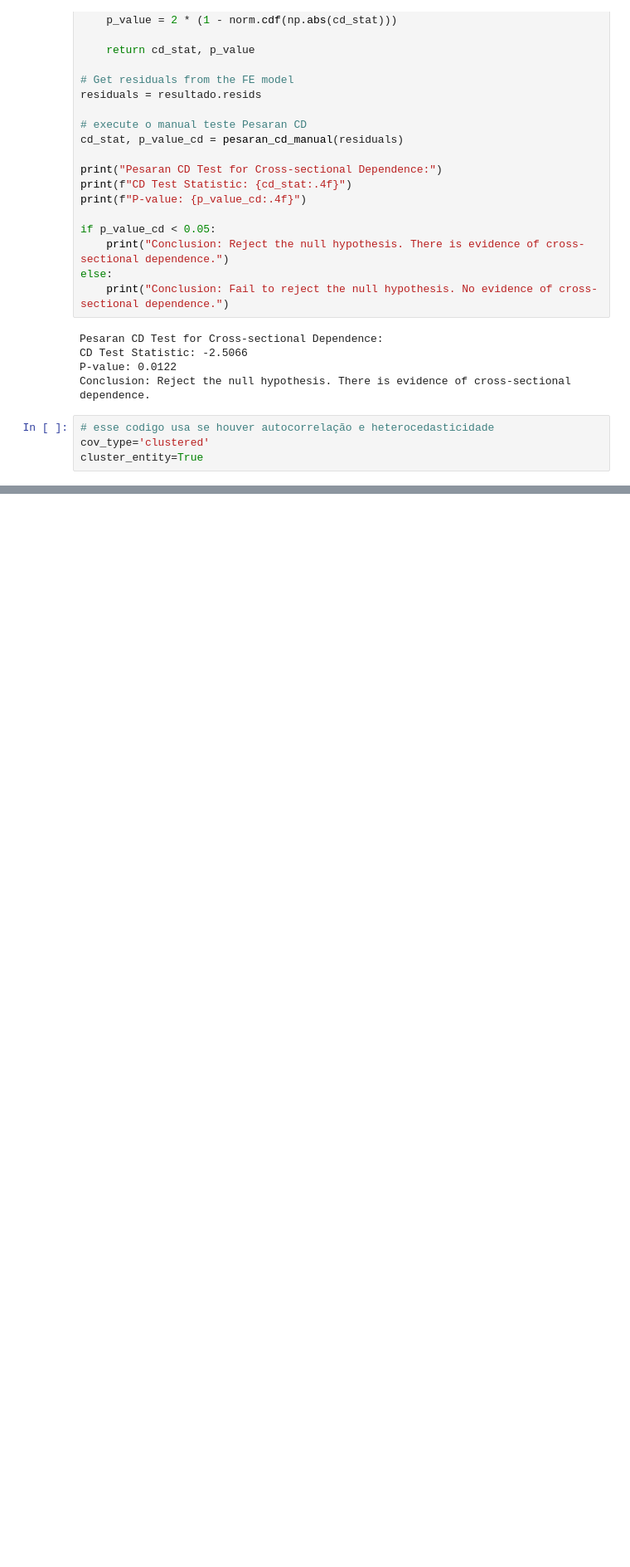
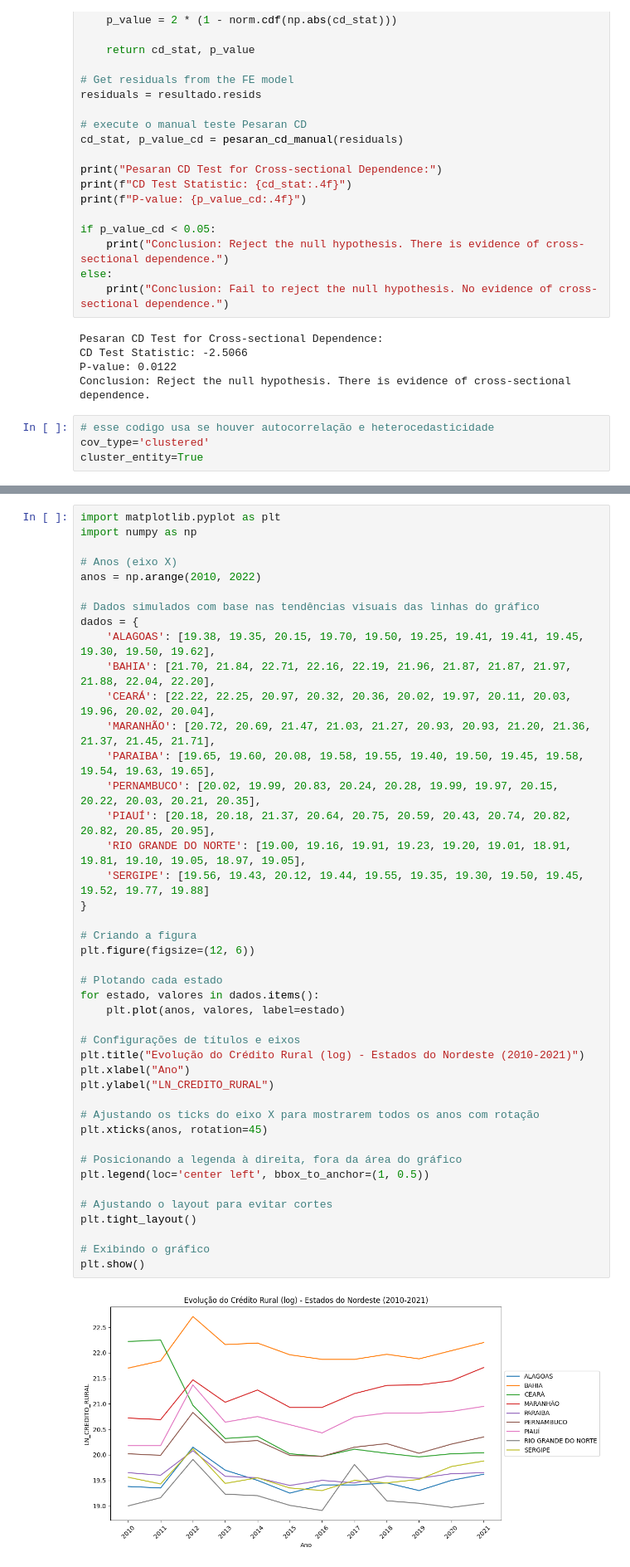
Before and after one commit to brunoartu07-creator/dados-, a Jupyter notebook: regressao_agro.ipynb, the cells around one changed output, grey strips where cells are left out. Shown at 83% size. Saved outputs shown, nothing was run; the diff lists cells and outputs as text; blank space fills up the shorter version.

```diff
--- a/regressao_agro.ipynb
+++ b/regressao_agro.ipynb
@@ -403,0 +425,45 @@ cluster_entity=True
+# %%
+import matplotlib.pyplot as plt
+import numpy as np
+
+# Anos (eixo X)
+anos = np.arange(2010, 2022)
+
+# Dados simulados com base nas tendências visuais das linhas do gráfico
+dados = {
+    'ALAGOAS': [19.38, 19.35, 20.15, 19.70, 19.50, 19.25, 19.41, 19.41, 19.45, 19.30, 19.50, 19.62],
+    'BAHIA': [21.70, 21.84, 22.71, 22.16, 22.19, 21.96, 21.87, 21.87, 21.97, 21.88, 22.04, 22.20],
+    'CEARÁ': [22.22, 22.25, 20.97, 20.32, 20.36, 20.02, 19.97, 20.11, 20.03, 19.96, 20.02, 20.04],
+    'MARANHÃO': [20.72, 20.69, 21.47, 21.03, 21.27, 20.93, 20.93, 21.20, 21.36, 21.37, 21.45, 21.71],
+    'PARAIBA': [19.65, 19.60, 20.08, 19.58, 19.55, 19.40, 19.50, 19.45, 19.58, 19.54, 19.63, 19.65],
+    'PERNAMBUCO': [20.02, 19.99, 20.83, 20.24, 20.28, 19.99, 19.97, 20.15, 20.22, 20.03, 20.21, 20.35],
+    'PIAUÍ': [20.18, 20.18, 21.37, 20.64, 20.75, 20.59, 20.43, 20.74, 20.82, 20.82, 20.85, 20.95],
+    'RIO GRANDE DO NORTE': [19.00, 19.16, 19.91, 19.23, 19.20, 19.01, 18.91, 19.81, 19.10, 19.05, 18.97, 19.05],
+    'SERGIPE': [19.56, 19.43, 20.12, 19.44, 19.55, 19.35, 19.30, 19.50, 19.45, 19.52, 19.77, 19.88]
+}
+
+# Criando a figura
+plt.figure(figsize=(12, 6))
+
+# Plotando cada estado
+for estado, valores in dados.items():
+    plt.plot(anos, valores, label=estado)
+
+# Configurações de títulos e eixos
+plt.title("Evolução do Crédito Rural (log) - Estados do Nordeste (2010-2021)")
+plt.xlabel("Ano")
+plt.ylabel("LN_CREDITO_RURAL")
+
+# Ajustando os ticks do eixo X para mostrarem todos os anos com rotação
+plt.xticks(anos, rotation=45)
+
+# Posicionando a legenda à direita, fora da área do gráfico
+plt.legend(loc='center left', bbox_to_anchor=(1, 0.5))
+
+# Ajustando o layout para evitar cortes
+plt.tight_layout()
+
+# Exibindo o gráfico
+plt.show()
+# %% [output]
+[figure, added]
```
Also changed, not shown: parts of 7 cells of this notebook.
